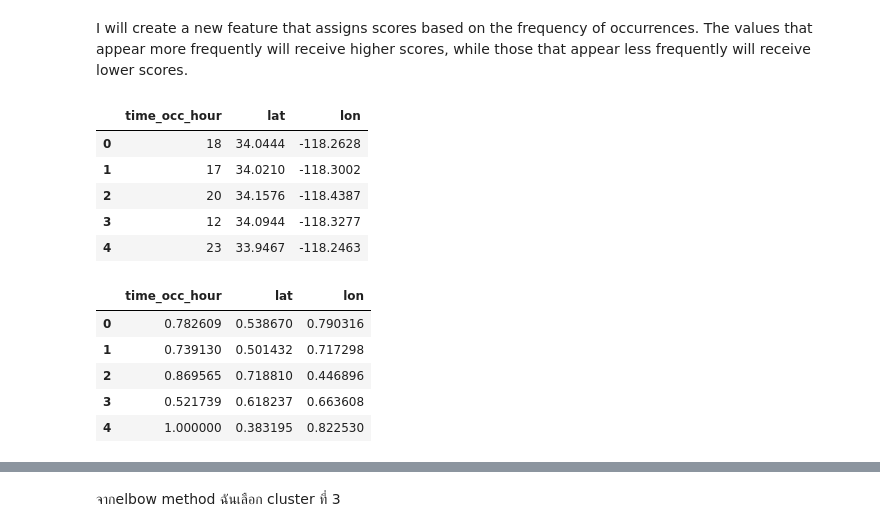
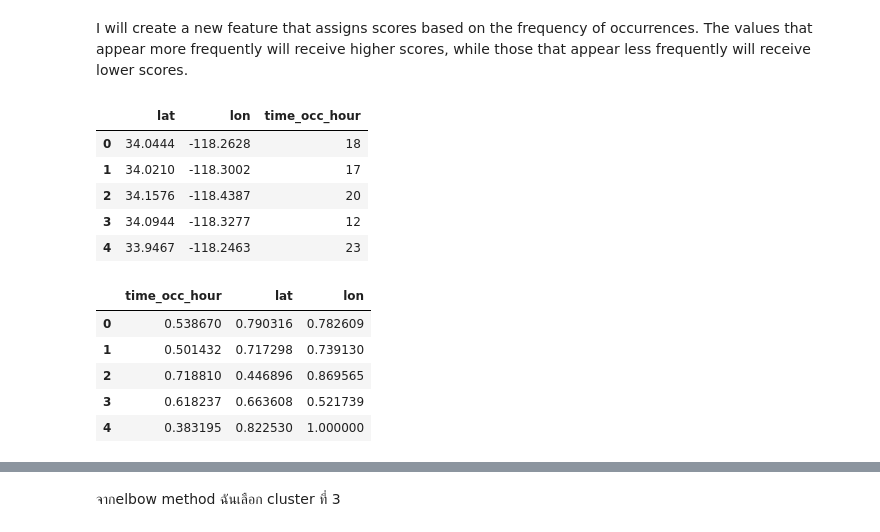
Before and after one commit to DioSurreal/Crime-Data-Analysis, a Jupyter notebook: Crime_Data_Analysis.ipynb, the cells around one changed output, grey strips where cells are left out. Cells and saved outputs as stored; diff of their text form; code cells hidden in the pictures.

```diff
--- a/Crime_Data_Analysis.ipynb
+++ b/Crime_Data_Analysis.ipynb
@@ -706,0 +754,6 @@ This will help security units develop strategies and allocate resources more eff
+# %%
+# Select features for modeling
+selected_features = ["lat", "lon", "time_occ_hour"]
+# selected_features = ["lat", "lon"]
+df_preprocess = df_cleaned[selected_features]
+df_preprocess.head()  # Display the first few rows
@@ -720,25 +783,26 @@ I will create a new feature that assigns scores based on the frequency of occurr
 # %%
-df_model = df_cleaned[['time_occ_hour','lat','lon']].copy()
+df_model = df_preprocess.copy()
 df_model.head()
 # %% [output]
-|  | time_occ_hour | lat | lon |
-| 0 | 18 | 34.0444 | -118.2628 |
-| 1 | 17 | 34.0210 | -118.3002 |
-| 2 | 20 | 34.1576 | -118.4387 |
-| 3 | 12 | 34.0944 | -118.3277 |
-| 4 | 23 | 33.9467 | -118.2463 |
+|  | lat | lon | time_occ_hour |
+| 0 | 34.0444 | -118.2628 | 18 |
+| 1 | 34.0210 | -118.3002 | 17 |
+| 2 | 34.1576 | -118.4387 | 20 |
+| 3 | 34.0944 | -118.3277 | 12 |
+| 4 | 33.9467 | -118.2463 | 23 |
 # %%
-features = ['time_occ_hour','lat','lon']
+# Normalize features using Min-Max Scaler
 scaler = MinMaxScaler()
-df_normalized = pd.DataFrame(scaler.fit_transform(df_model), columns=features)
-
-df_normalized.head()
+features = ['time_occ_hour', 'lat', 'lon']
+# features = ['lat', 'lon']
+df_normalized = pd.DataFrame(scaler.fit_transform(df_preprocess), columns=features)
+df_normalized.head()  # Display the first few rows
 # %% [output]
 |  | time_occ_hour | lat | lon |
-| 0 | 0.782609 | 0.538670 | 0.790316 |
-| 1 | 0.739130 | 0.501432 | 0.717298 |
-| 2 | 0.869565 | 0.718810 | 0.446896 |
-| 3 | 0.521739 | 0.618237 | 0.663608 |
-| 4 | 1.000000 | 0.383195 | 0.822530 |
+| 0 | 0.538670 | 0.790316 | 0.782609 |
+| 1 | 0.501432 | 0.717298 | 0.739130 |
+| 2 | 0.718810 | 0.446896 | 0.869565 |
+| 3 | 0.618237 | 0.663608 | 0.521739 |
+| 4 | 0.383195 | 0.822530 | 1.000000 |
 # %%
 sse = {}
```
Also changed, not shown: parts of 73 cells of this notebook.
